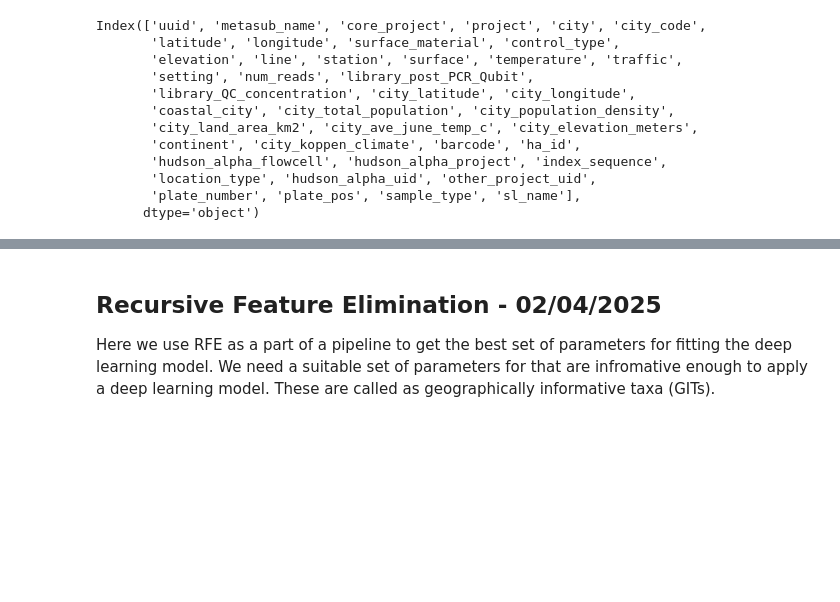
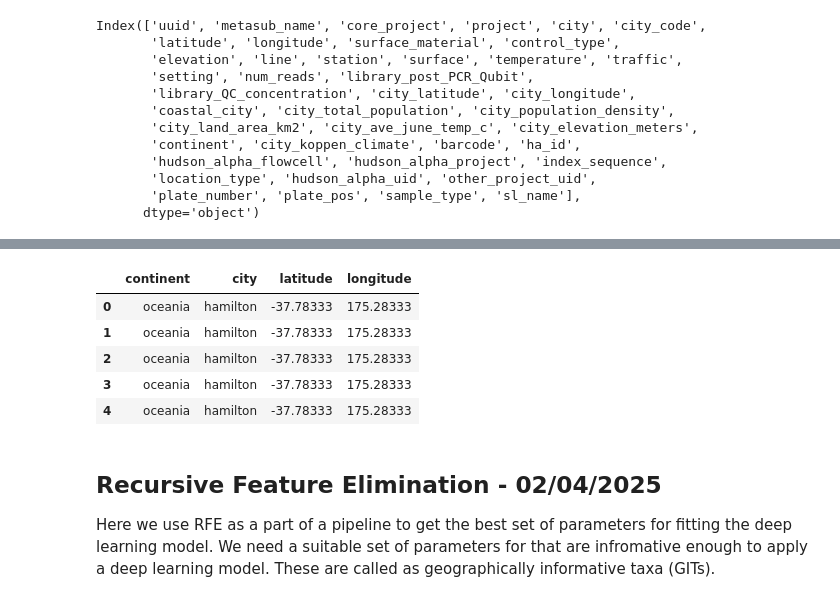
Before and after one commit to ChandrashekarCR/mgps_optimization, a Jupyter notebook: notebooks/metasub_mgps_processing_31032025.ipynb, the cells around one changed output, grey strips where cells are left out. Cells and saved outputs as stored; diff of their text form; code cells hidden in the pictures; blank space fills up the shorter version.

```diff
--- a/notebooks/metasub_mgps_processing_31032025.ipynb
+++ b/notebooks/metasub_mgps_processing_31032025.ipynb
@@ -95,3 +105,12 @@ Index(['uuid', 'metasub_name', 'core_project', 'project', 'city', 'city_code',
+# %%
+metasub_data[['continent','city','latitude','longitude']].head()
+# %% [output]
+|  | continent | city | latitude | longitude |
+| 0 | oceania | hamilton | -37.78333 | 175.28333 |
+| 1 | oceania | hamilton | -37.78333 | 175.28333 |
+| 2 | oceania | hamilton | -37.78333 | 175.28333 |
+| 3 | oceania | hamilton | -37.78333 | 175.28333 |
+| 4 | oceania | hamilton | -37.78333 | 175.28333 |
 # %% [markdown]
 ## Recursive Feature Elimination - 02/04/2025
 
```
Also changed, not shown: parts of 1 cell of this notebook, 8 other files.
